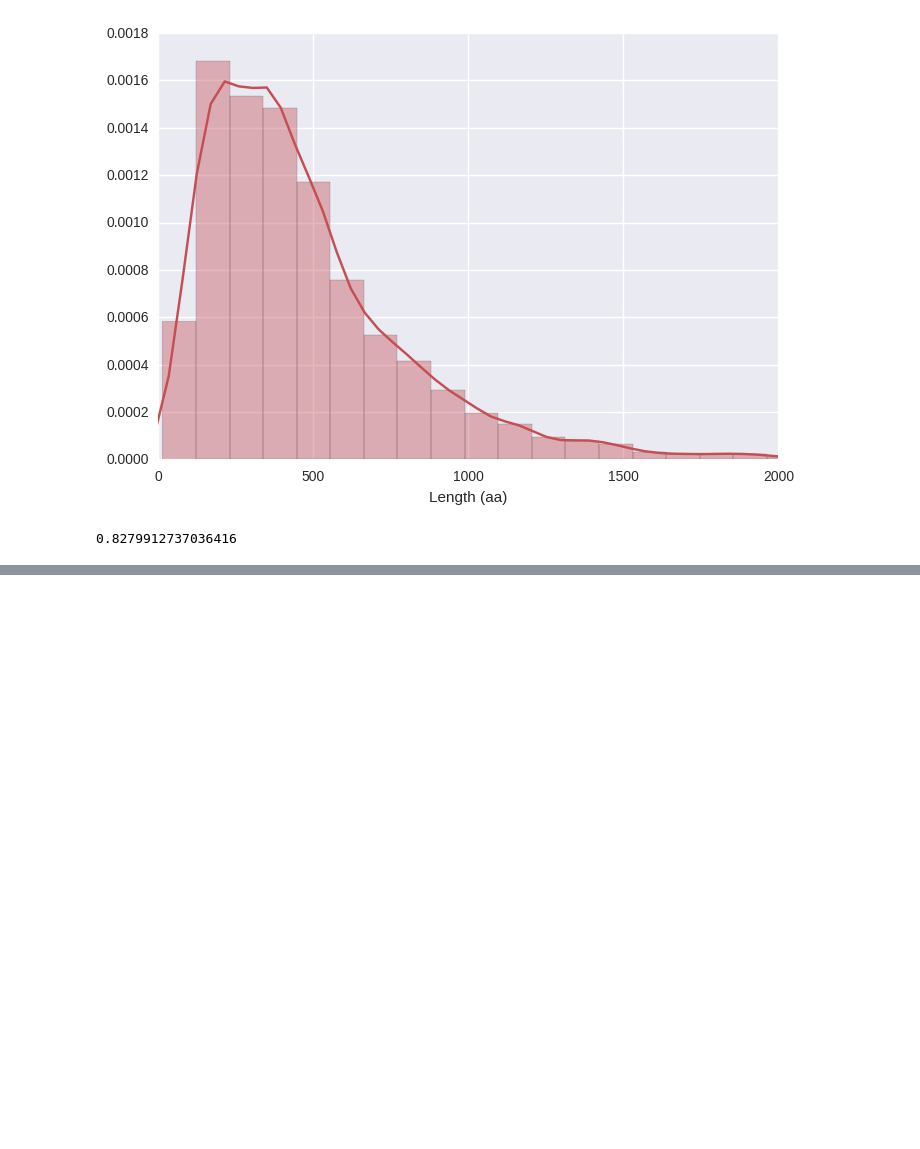
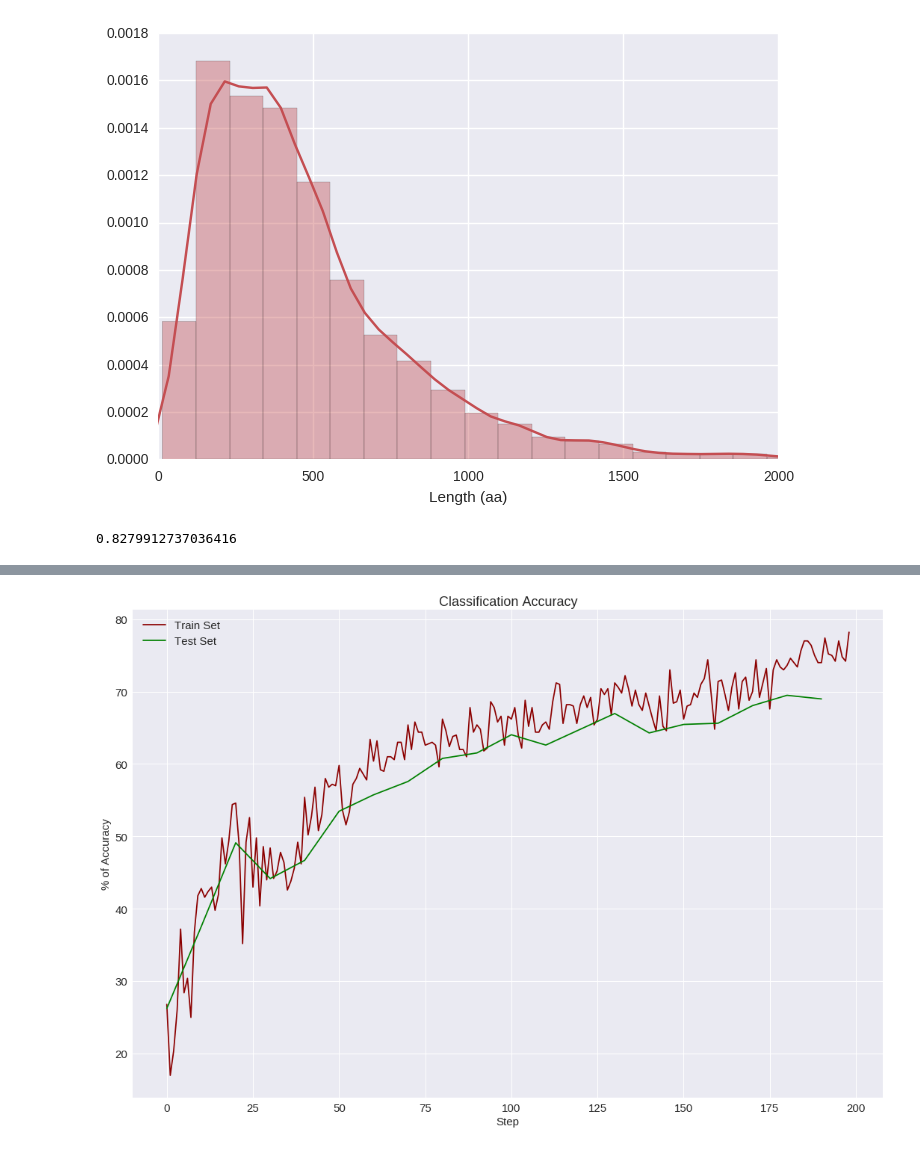
Before and after one commit to AlFontal/Thesis, a Jupyter notebook: Dataset Analytics.ipynb, the cells around one changed output, grey strips where cells are left out. Saved outputs shown, nothing was run; the diff lists cells and outputs as text; code cells hidden in the pictures; blank space fills up the shorter version.

```diff
--- a/Dataset Analytics.ipynb
+++ b/Dataset Analytics.ipynb
@@ -62,0 +62,27 @@ ImportError: No module named tensorflow
+# %%
+sns.set(color_codes=True)
+
+curr_dir = os.getcwd()
+plots_dir = curr_dir + "/plots/"
+train_data = pd.read_csv(plots_dir + "train_data.csv")
+test_data =  pd.read_csv(plots_dir + "test_data.csv")
+train_steps = train_data["Step"]
+train_values = train_data["Value"] * 100
+test_steps = test_data["Step"]
+test_values = test_data["Value"] * 100
+f, ax = plt.subplots(1, figsize=(18,12))
+
+
+ax.plot(train_steps, train_values, ms=8, color="darkred", label = "Train Set")
+
+ax.plot(test_steps, test_values, ms=8, color="green", label = "Test Set")
+
+
+ax.legend(loc='best', frameon=False, fontsize=15)
+plt.xlabel("Step", fontsize=15)
+plt.ylabel("% of Accuracy", fontsize=15)
+plt.title("Classification Accuracy", fontsize=18)
+plt.tick_params(labelsize=15)
+plt.savefig('Accuracy Plot.png')
+# %% [output]
+[figure, added]
```
Also changed, not shown: parts of 3 cells of this notebook, 4 other files.
